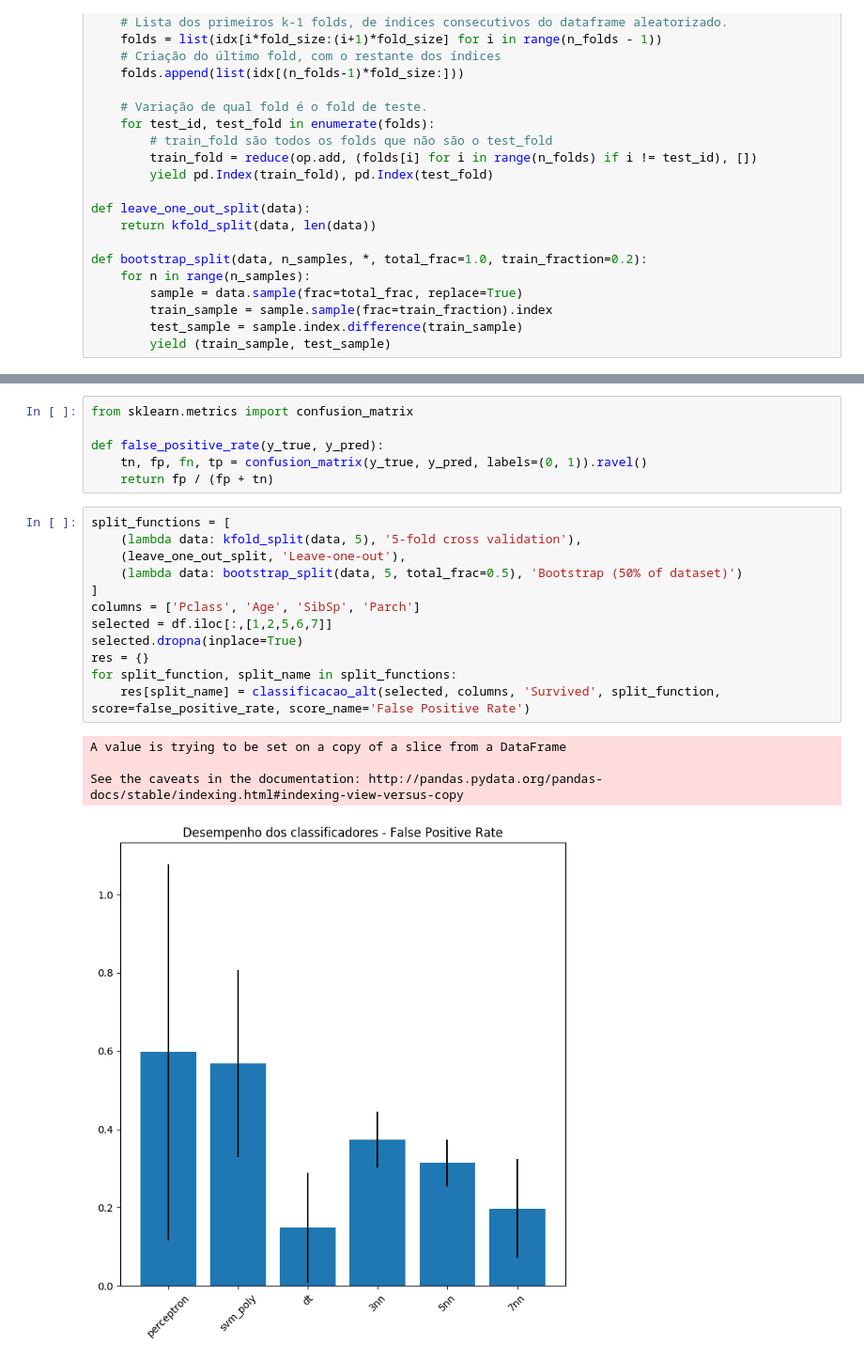
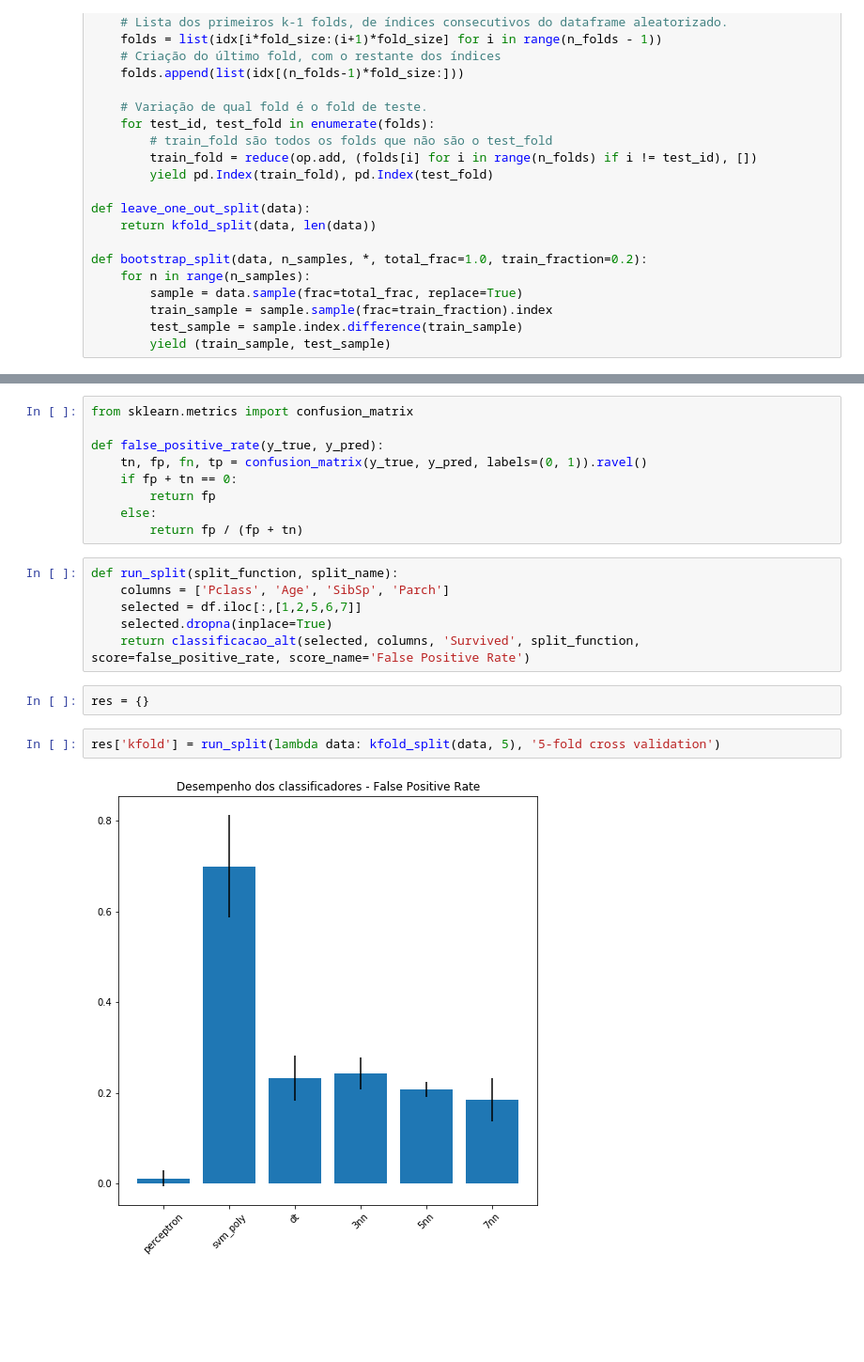
Before and after one commit to RafaelMonteiro95/icd-scc0275, a Jupyter notebook: pratica_6_9293095_9293421.ipynb, the cells around one changed output, grey strips where cells are left out. Shown: that part at 94% size. Cells and saved outputs as stored; diff of their text form; blank space fills up the shorter version.

```diff
--- a/pratica_6_9293095_9293421.ipynb
+++ b/pratica_6_9293095_9293421.ipynb
@@ -309,21 +305,19 @@ from sklearn.metrics import confusion_matrix
 
 def false_positive_rate(y_true, y_pred):
     tn, fp, fn, tp = confusion_matrix(y_true, y_pred, labels=(0, 1)).ravel()
-    return fp / (fp + tn)
+    if fp + tn == 0:
+        return fp
+    else:
+        return fp / (fp + tn)
 # %%
-split_functions = [
-    (lambda data: kfold_split(data, 5), '5-fold cross validation'),
-    (leave_one_out_split, 'Leave-one-out'),
-    (lambda data: bootstrap_split(data, 5, total_frac=0.5), 'Bootstrap (50% of dataset)')
-]
-columns = ['Pclass', 'Age', 'SibSp', 'Parch']
-selected = df.iloc[:,[1,2,5,6,7]]
-selected.dropna(inplace=True)
-res = {}
-for split_function, split_name in split_functions:
-    res[split_name] = classificacao_alt(selected, columns, 'Survived', split_function, score=false_positive_rate, score_name='False Positive Rate')
+def run_split(split_function, split_name):
+    columns = ['Pclass', 'Age', 'SibSp', 'Parch']
+    selected = df.iloc[:,[1,2,5,6,7]]
+    selected.dropna(inplace=True)
+    return classificacao_alt(selected, columns, 'Survived', split_function, score=false_positive_rate, score_name='False Positive Rate')
-# %% [output]
-A value is trying to be set on a copy of a slice from a DataFrame
-
-See the caveats in the documentation: http://pandas.pydata.org/pandas-docs/stable/indexing.html#indexing-view-versus-copy
-[figure, removed]
+# %%
+res = {}
+# %%
+res['kfold'] = run_split(lambda data: kfold_split(data, 5), '5-fold cross validation')
+# %% [output]
+[figure, added]
```
Also changed, not shown: parts of 7 cells of this notebook.
